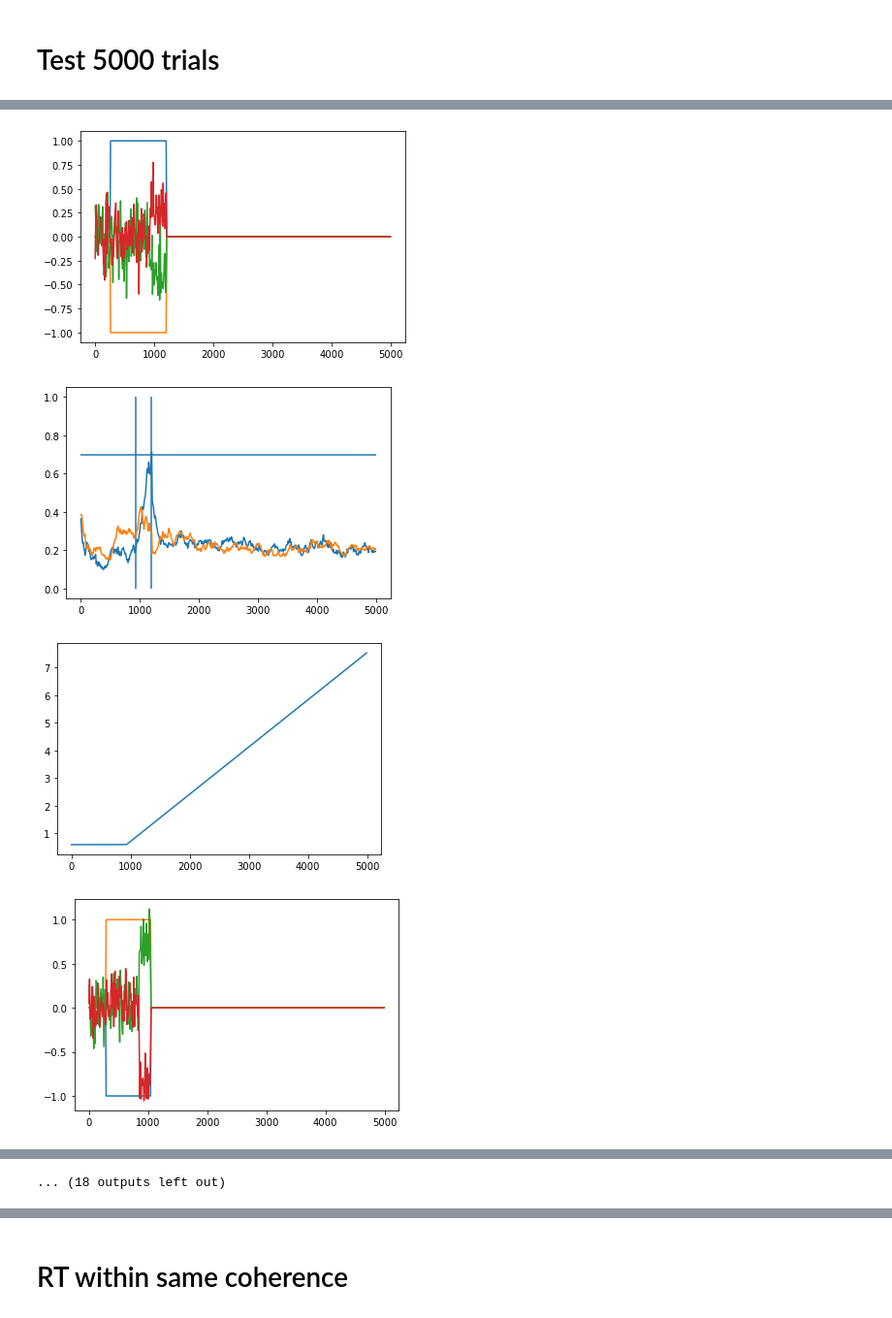
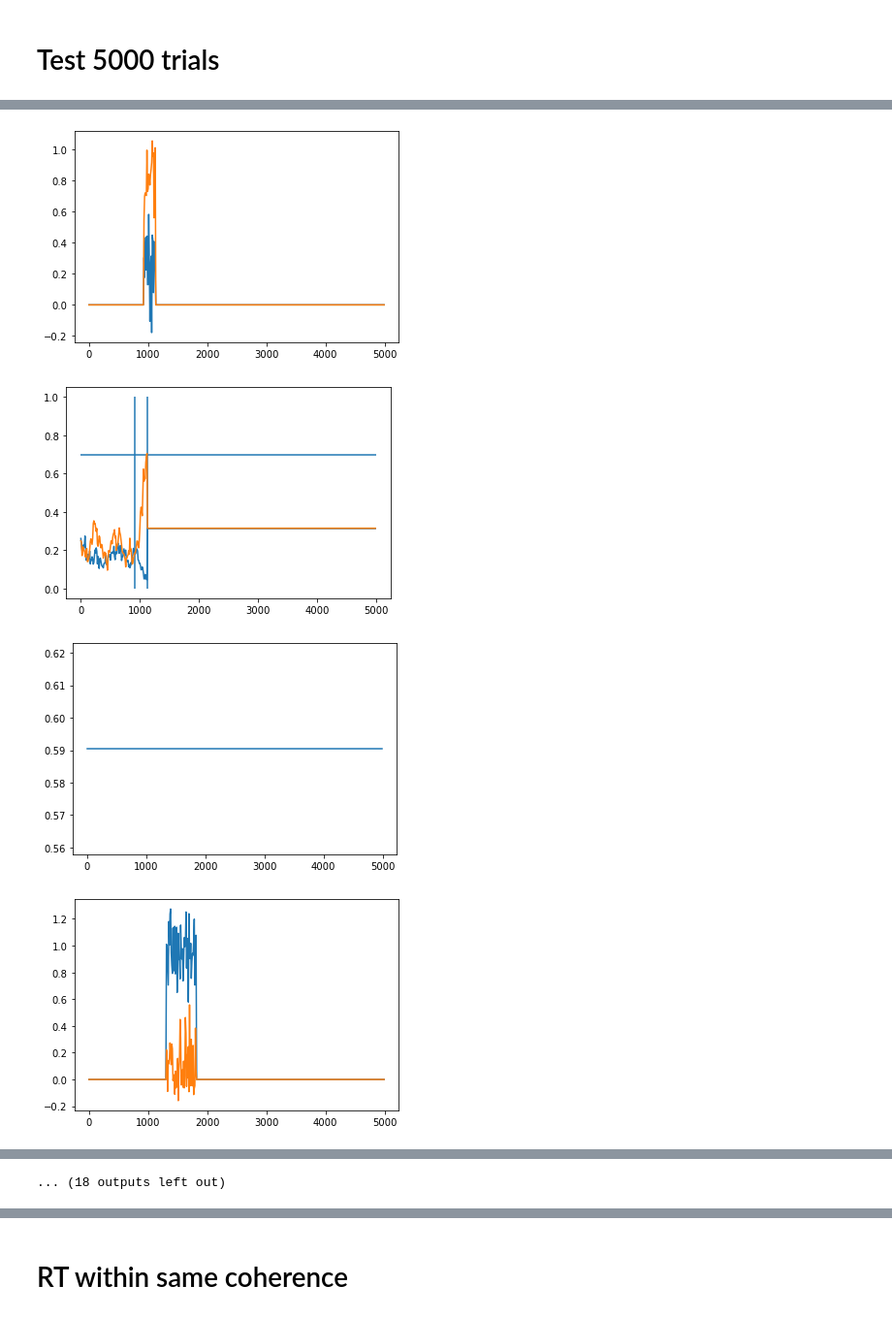
Before and after one commit to trustyuke/PsychRNN, a Jupyter notebook: test_checker_pmd_gain.ipynb, the cells around one changed output, grey strips where cells are left out. Shown at 97% size. Saved outputs shown, nothing was run; the diff lists cells and outputs as text; code cells hidden in the pictures.

```diff
--- a/test_checker_pmd_gain.ipynb
+++ b/test_checker_pmd_gain.ipynb
@@ -21,8 +21,8 @@ T = 5000
 N_batch = 50
 N_rec = 100
 
-g0_bound = [0, 1]
-gSlope_bound = [0,0.005]
+g0_bound = [0.1, 1]
+gSlope_bound = [0,0]
 # %% [markdown]
 
 # Generate a batch of trials with linear gain
@@ -116,9 +116,9 @@ model.decision_threshold = network_params.get("decision_threshold", np.inf)
 # %% [markdown]
 # Set Training params & Train
 # %%
-trials = 25000
+trials = 50000
 train_params = {}
-train_params['save_weights_path'] =  "./weights/checkerPmdGain3Additive"
+train_params['save_weights_path'] =  "./weights/checkerPmdGain3Multiply"
 train_params['training_iters'] = trials
 train_params['learning_rate'] = .001
 train_params['loss_epoch'] = 10
@@ -160,7 +160,7 @@ Text(0.5, 1.0, 'Loss During Training')
 # %% [markdown]
 # Test 5000 trials
 # %%
-trials = 5000
+trials = 10000
 batches = int(np.ceil(trials / N_batch))
 
 rnn_state = np.zeros((trials, task.N_steps, model.N_rec))
@@ -207,8 +207,7 @@ for i in range(10,20):
     plt.figure()
     plt.plot(np.arange(0, T, 10), inputs[i, :, 0])
     plt.plot(np.arange(0, T, 10), inputs[i, :, 1])
-    plt.plot(np.arange(0, T, 10), inputs[i, :, 2])
-    plt.plot(np.arange(0, T, 10), inputs[i, :, 3])
+
     plt.figure()
     plt.plot(np.arange(0, T, 10), outputs[i, :, 0])
     plt.plot(np.arange(0, T, 10), outputs[i, :, 1])
@@ -228,4 +227,4 @@ for i in range(10,20):
-[figure, old version]
+[figure, new version]
-[figure, old version]
+[figure, new version]
-[figure, old version]
+[figure, new version]
-[figure, old version]
+[figure, new version]
```
Also changed, not shown: parts of 11 cells of this notebook, 16 other files.
